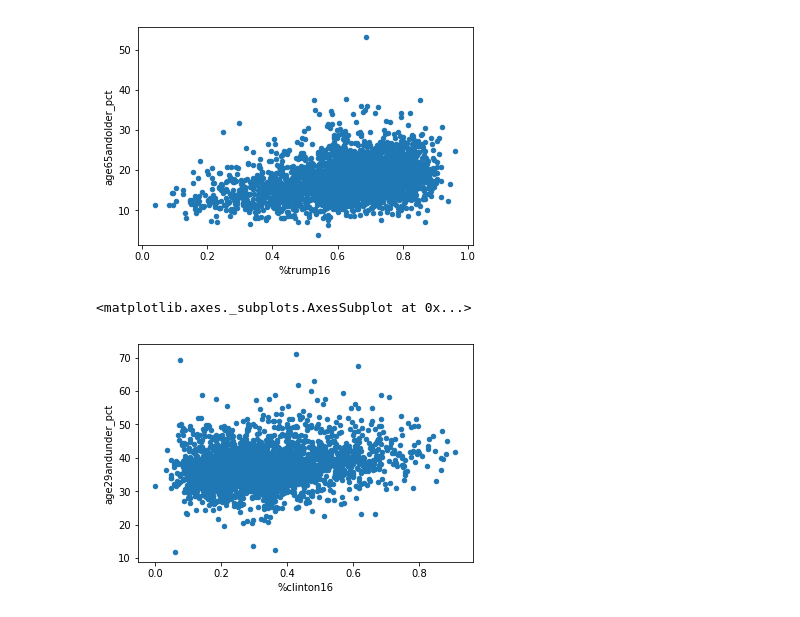
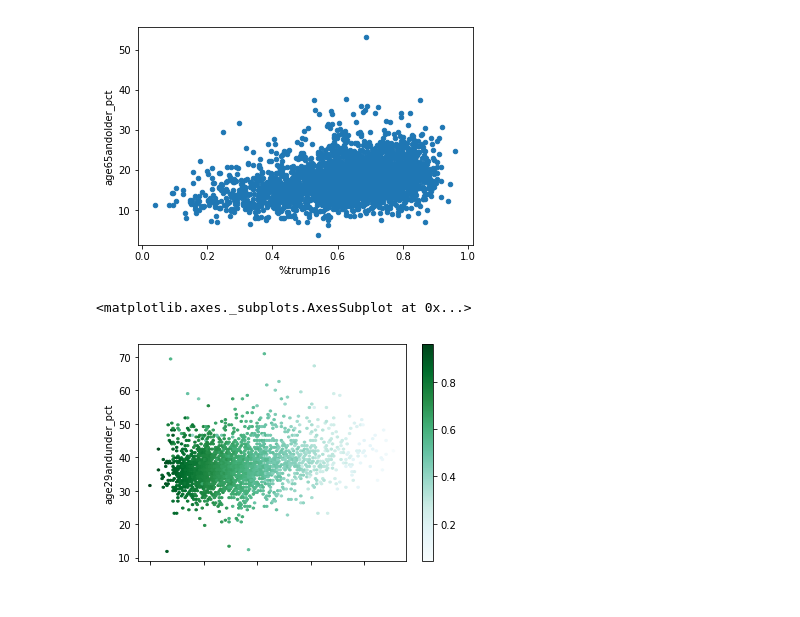
Before and after one commit to brandonsorensen/ElectionAnalysis, a Jupyter notebook: src/2018 Elections.ipynb, the cells around one changed output. Saved outputs shown, nothing was run; the diff lists cells and outputs as text; code cells hidden in the pictures.

Commit message:
Added more graphs

```diff
--- a/src/2018 Elections.ipynb
+++ b/src/2018 Elections.ipynb
@@ -304,7 +297,7 @@ elec2018.plot.scatter(x='%trump16', y='age65andolder_pct')
 <matplotlib.axes._subplots.AxesSubplot at 0x...>
 [figure]
 # %%
-elec2018.plot.scatter(x='%clinton16', y='age29andunder_pct')
+elec2018.plot.hexbin(x='%clinton16', y='age29andunder_pct', C='%trump16')
 # %% [output]
 <matplotlib.axes._subplots.AxesSubplot at 0x...>
-[figure, old version]
+[figure, new version]
```
Also changed, not shown: parts of 8 cells of this notebook.
